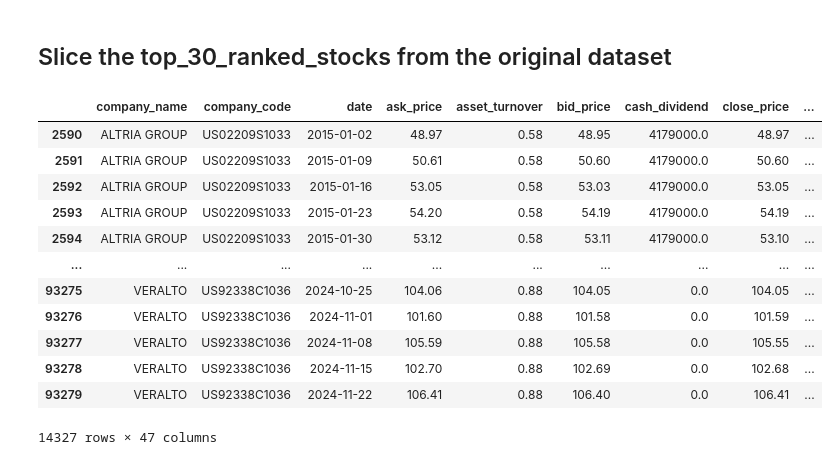
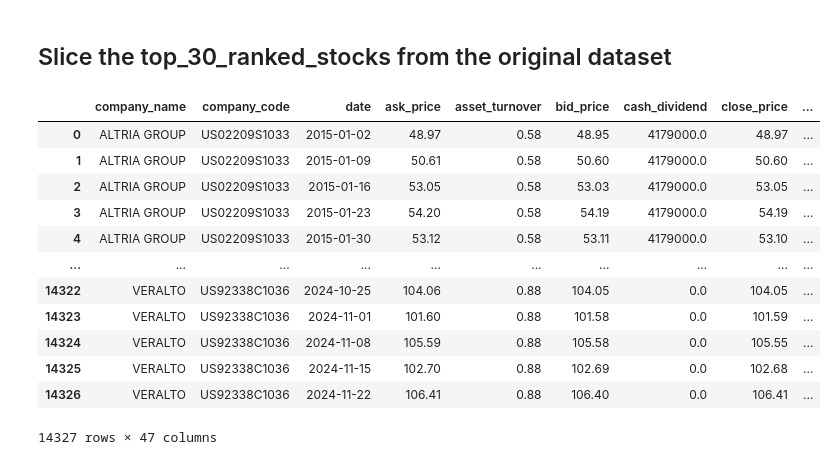
Before and after one commit to kaki1995/Project_Applying-AI-and-Large-Language-Models-in-Stock-Investment, a Jupyter notebook: Campus Challenge.ipynb, the cells around one changed output. Drawn from its saved outputs; the diff is of its cells as text; code cells hidden in the pictures.

```diff
--- a/Campus Challenge.ipynb
+++ b/Campus Challenge.ipynb
@@ -1126,23 +1126,23 @@ print(top_30_ranked_stocks)
 # %%
 # Get the list of top 30 company names
 top_30_companies = top_30_ranked_stocks['company_name'].tolist()
 
 # Filter the original dataset for these companies
-df_top_30 = df_label[df_label['company_name'].isin(top_30_companies)]
+df_top_30 = df_label[df_label['company_name'].isin(top_30_companies)].reset_index(drop=True)
 
 # View the results
 df_top_30
 # %% [output]
 |  | company_name | company_code | date | ask_price | asset_turnover | bid_price | cash_dividend | close_price | ... |
-| 2590 | ALTRIA GROUP | US02209S1033 | 2015-01-02 | 48.97 | 0.58 | 48.95 | 4179000.0 | 48.97 | ... |
-| 2591 | ALTRIA GROUP | US02209S1033 | 2015-01-09 | 50.61 | 0.58 | 50.60 | 4179000.0 | 50.60 | ... |
-| 2592 | ALTRIA GROUP | US02209S1033 | 2015-01-16 | 53.05 | 0.58 | 53.03 | 4179000.0 | 53.05 | ... |
-| 2593 | ALTRIA GROUP | US02209S1033 | 2015-01-23 | 54.20 | 0.58 | 54.19 | 4179000.0 | 54.19 | ... |
-| 2594 | ALTRIA GROUP | US02209S1033 | 2015-01-30 | 53.12 | 0.58 | 53.11 | 4179000.0 | 53.10 | ... |
+| 0 | ALTRIA GROUP | US02209S1033 | 2015-01-02 | 48.97 | 0.58 | 48.95 | 4179000.0 | 48.97 | ... |
+| 1 | ALTRIA GROUP | US02209S1033 | 2015-01-09 | 50.61 | 0.58 | 50.60 | 4179000.0 | 50.60 | ... |
+| 2 | ALTRIA GROUP | US02209S1033 | 2015-01-16 | 53.05 | 0.58 | 53.03 | 4179000.0 | 53.05 | ... |
+| 3 | ALTRIA GROUP | US02209S1033 | 2015-01-23 | 54.20 | 0.58 | 54.19 | 4179000.0 | 54.19 | ... |
+| 4 | ALTRIA GROUP | US02209S1033 | 2015-01-30 | 53.12 | 0.58 | 53.11 | 4179000.0 | 53.10 | ... |
 | ... | ... | ... | ... | ... | ... | ... | ... | ... | ... |
-| 93275 | VERALTO | US92338C1036 | 2024-10-25 | 104.06 | 0.88 | 104.05 | 0.0 | 104.05 | ... |
-| 93276 | VERALTO | US92338C1036 | 2024-11-01 | 101.60 | 0.88 | 101.58 | 0.0 | 101.59 | ... |
-| 93277 | VERALTO | US92338C1036 | 2024-11-08 | 105.59 | 0.88 | 105.58 | 0.0 | 105.55 | ... |
-| 93278 | VERALTO | US92338C1036 | 2024-11-15 | 102.70 | 0.88 | 102.69 | 0.0 | 102.68 | ... |
-| 93279 | VERALTO | US92338C1036 | 2024-11-22 | 106.41 | 0.88 | 106.40 | 0.0 | 106.41 | ... |
+| 14322 | VERALTO | US92338C1036 | 2024-10-25 | 104.06 | 0.88 | 104.05 | 0.0 | 104.05 | ... |
+| 14323 | VERALTO | US92338C1036 | 2024-11-01 | 101.60 | 0.88 | 101.58 | 0.0 | 101.59 | ... |
+| 14324 | VERALTO | US92338C1036 | 2024-11-08 | 105.59 | 0.88 | 105.58 | 0.0 | 105.55 | ... |
+| 14325 | VERALTO | US92338C1036 | 2024-11-15 | 102.70 | 0.88 | 102.69 | 0.0 | 102.68 | ... |
+| 14326 | VERALTO | US92338C1036 | 2024-11-22 | 106.41 | 0.88 | 106.40 | 0.0 | 106.41 | ... |
 14327 rows × 47 columns
```
